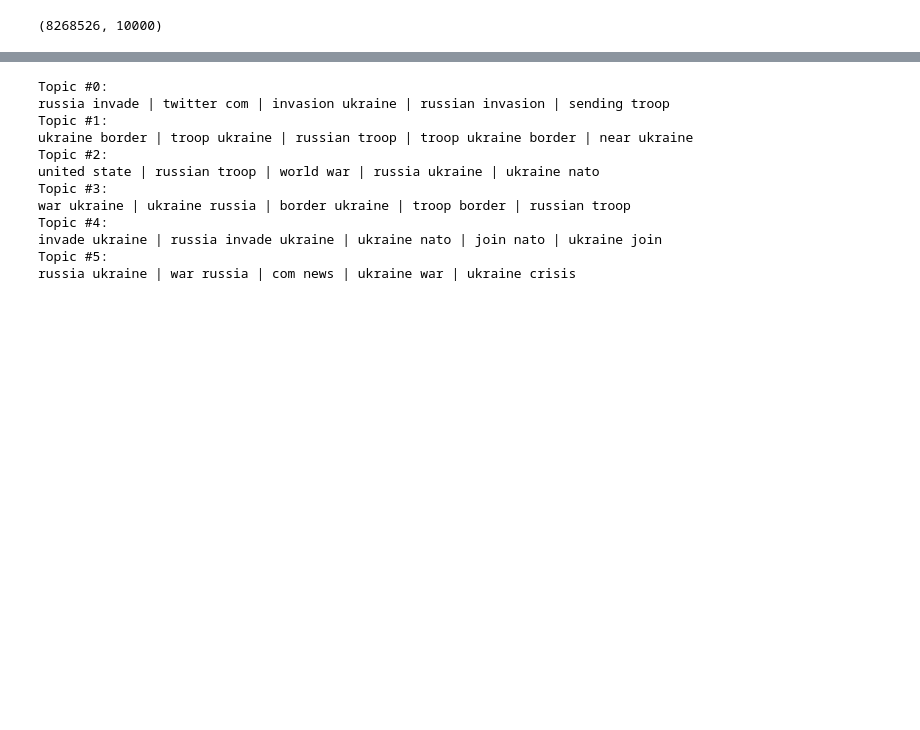
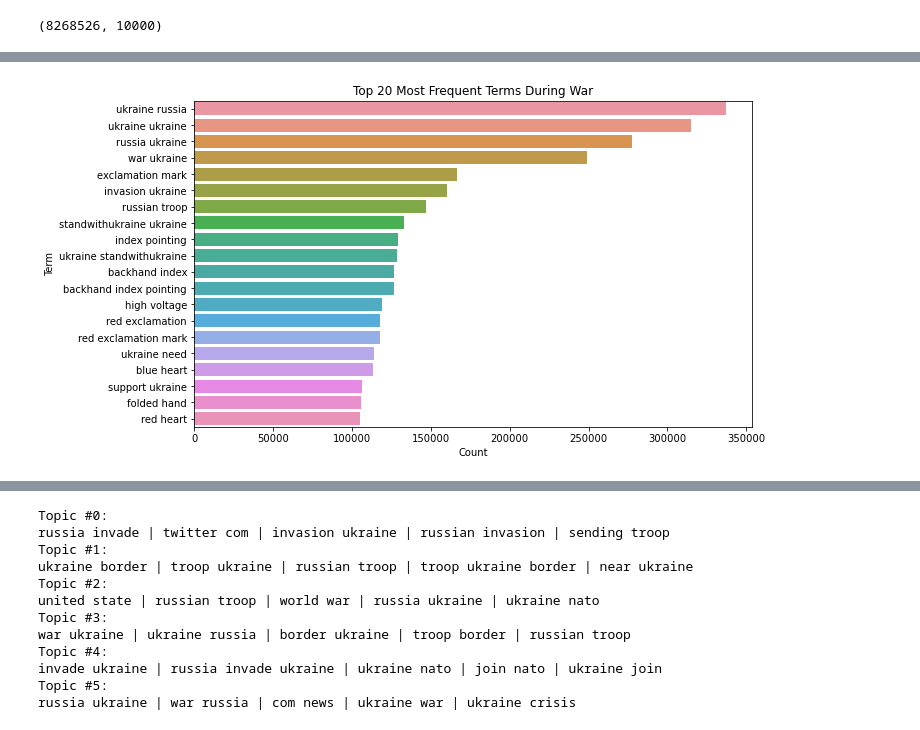
Before and after one commit to JordanMiner/Social_Media_and_Conflict, a Jupyter notebook: ukraine_russia.ipynb, the cells around one changed output, grey strips where cells are left out. Saved outputs shown, nothing was run; the diff lists cells and outputs as text; code cells hidden in the pictures; blank space fills up the shorter version.

```diff
--- a/ukraine_russia.ipynb
+++ b/ukraine_russia.ipynb
@@ -223,26 +271,28 @@ plt.show()
 # %%
-#Most frequent words in before_war
+#Most frequent words in after_war
 
 # Combine the counts of each token across all tweets
-token_counts_before_war = np.array(war_and_after_tfidf.sum(axis=0))[0]
+token_counts_war_and_after = np.array(war_and_after_tfidf.sum(axis=0))[0]
 
 # Get indices of sorted token counts
-sorted_indices = np.argsort(token_counts)[::-1]
+sorted_indices = np.argsort(token_counts_war_and_after)[::-1]
 
 # Get unique terms/token from extracted text (vocab)from CountVectorizer
-vocab = war_and_after_vect.get_feature_names()
+vocab = war_and_after_vect.get_feature_names_out()
 
 # Get the most frequent terms and their counts
-term_freq_war_and_after = [(vocab[i], token_counts[i]) for i in sorted_indices]
+term_freq_war_and_after = [(vocab[i], token_counts_war_and_after[i]) for i in sorted_indices]
 
 # Convert the most frequent terms to a DataFrame for visualization
-most_frequent_df = pd.DataFrame(most_frequent_terms, columns=['Term', 'Count'])
+most_frequent_df = pd.DataFrame(term_freq_war_and_after, columns=['Term', 'Count'])
 
 
 # Plot the most frequent terms
 plt.figure(figsize=(10, 6))
 sns.barplot(x='Count', y='Term', data=most_frequent_df.head(20))  # Adjust the number to display more or fewer terms
 plt.title('Top 20 Most Frequent Terms During War')
 plt.xlabel('Count')
 plt.ylabel('Term')
 plt.show()
+# %% [output]
+[figure, added]
```
Also changed, not shown: parts of 52 cells of this notebook, 4 other files.
